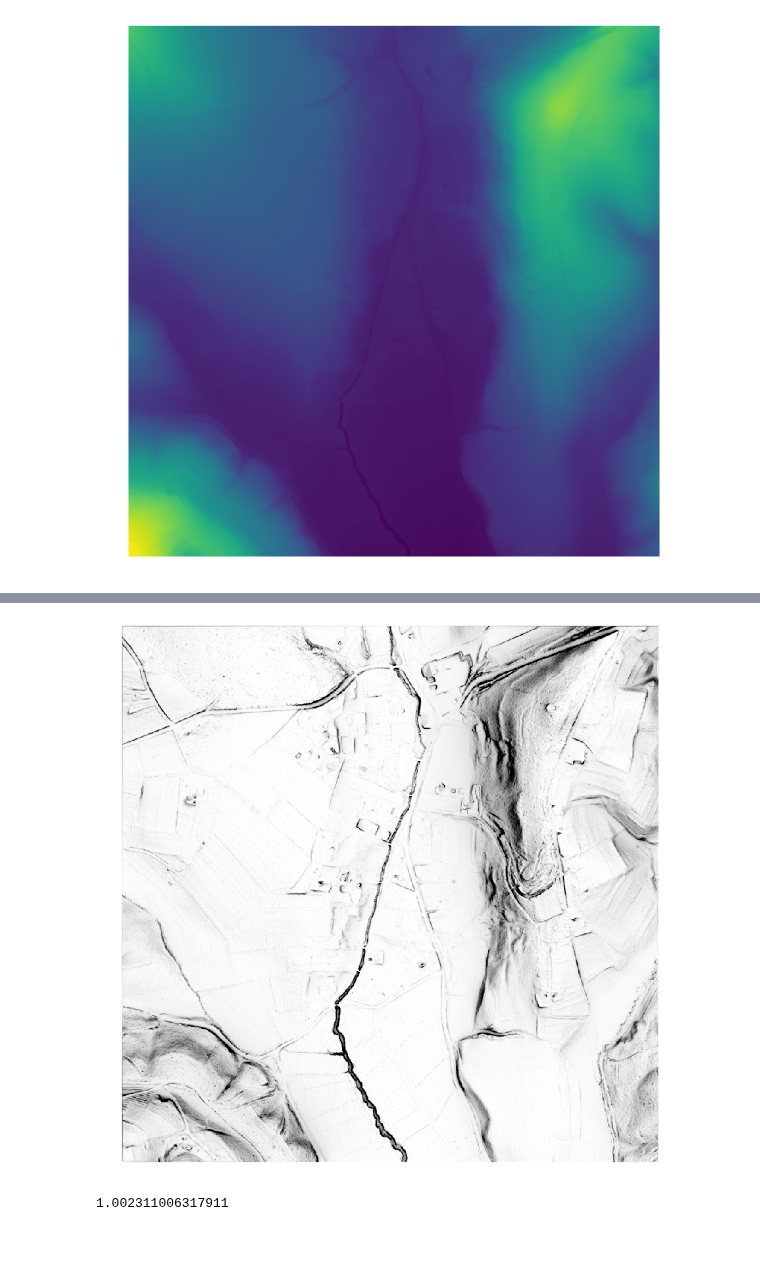
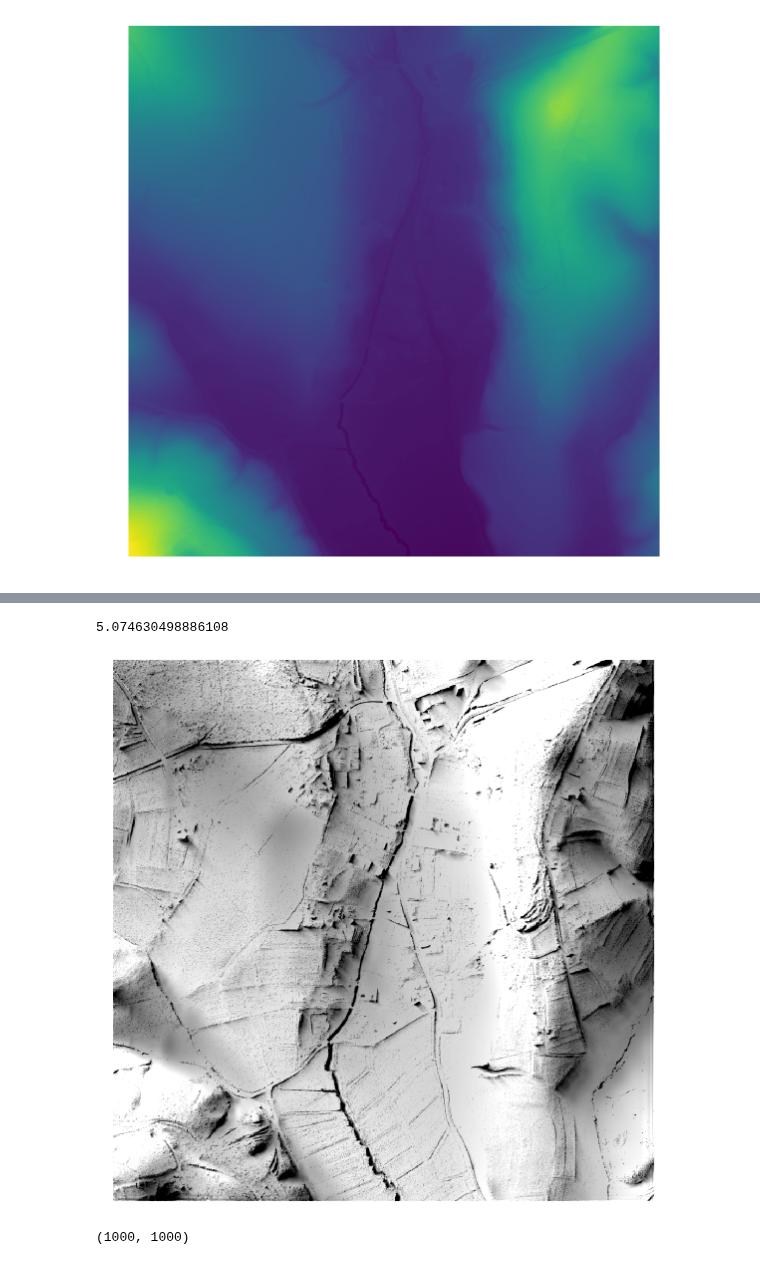
Before and after one commit to EarthObservation/RVT_py, a Jupyter notebook: rvt/ssky_illumination_klemen.ipynb, the cells around one changed output, grey strips where cells are left out. Cells and saved outputs as stored; diff of their text form; code cells hidden in the pictures.

Commit message:
prepared function for sky illumination, added shadows, corrected bug related to having directions in degrees during final computation

```diff
--- a/rvt/ssky_illumination_klemen.ipynb
+++ b/rvt/ssky_illumination_klemen.ipynb
@@ -55,8 +57,7 @@ def slope_aspect(dem, resolution_x, resolution_y, ve_factor=1, output_units="rad
     # derivatives in X and Y direction
     dzdx = ((np.roll(dem, 1, axis=1) - np.roll(dem, -1, axis=1)) / 2) / resolution_x
     dzdy = ((np.roll(dem, -1, axis=0) - np.roll(dem, 1, axis=0)) / 2) / resolution_y
-    print(np.min(dzdx ** 2 + dzdy ** 2), np.max(dzdx ** 2 + dzdy ** 2))
-    tan_slope = np.sqrt(dzdx ** 2 + dzdy ** 2)
+    tan_slope = np.sqrt((dzdx**2) + (dzdy**2))
 
     # Compute slope
     if output_units == "percent":
@@ -218,15 +219,14 @@ def horizon_generate_coarse_dem(dem_fine,
     # pad the data to support np.move.
     dem_fine = np.pad(dem_fine, ((-conv_from, conv_to), (-conv_from, conv_to)), mode="symmetric")
 
-    # Convolution
+    # Convolution (keep maximum)
     dem_convolve = np.zeros(dem_fine.shape)
     for i in np.arange(pyramid_scale)+conv_from:
         for j in np.arange(pyramid_scale)+conv_from:
-            dem_convolve = dem_convolve + np.roll(dem_fine, (i,j), axis=(0,1))
-    # 1) divide by pyramid_scale**2 to provide mean value within the convolution window
-    # 2) additional divide by pyramid_scale to account for the chage of resolution
+            dem_convolve = np.maximum(dem_convolve, np.roll(dem_fine, (i,j), axis=(0,1)))
+    # Divide by pyramid_scale to account for the chage of resolution
     # (important for the angle computation later on)
-    dem_convolve = dem_convolve / pyramid_scale**3
+    dem_convolve = dem_convolve / pyramid_scale
 
     # Consider only the selceted convoluted points according to the scale change.
     # As we select slice's end point make sure to consider at least 1 point more
@@ -471,11 +510,29 @@ print(toc-tic)
+# %%
+tic = time.time()
+d = sky_illumination(dem,
+                     1,
+                     compute_overcast=False,
+                     compute_uniform=True,
+                     compute_shadow=True,
+                     max_fine_radius=300,
+                     num_directions=32,
+                     shadow_az=315,
+                     shadow_el=15,
+                     ve_factor=1,
+                    )
+toc = time.time()
+print(toc-tic)
+# %% [output]
+5.074630498886108
 # %%
-plt.figure(figsize=(15,15))
-plt.imshow(uniform_out, cmap="gray", vmin=0.7, vmax=1.)
+t = -d["horizon"]
+plt.figure(figsize=(20,20))
+plt.imshow(t, cmap="gray", vmin=-15, vmax=0)
 plt.show()
-uniform_out.max()
+t.shape
 # %% [output]
-[figure, old version]
+[figure, new version]
-1.002311006317911
+(1000, 1000)
 # %%
 tic = time.time()
 # new = sky_view_factor_com_new(dem,
```
Also changed, not shown: parts of 4 cells of this notebook.
